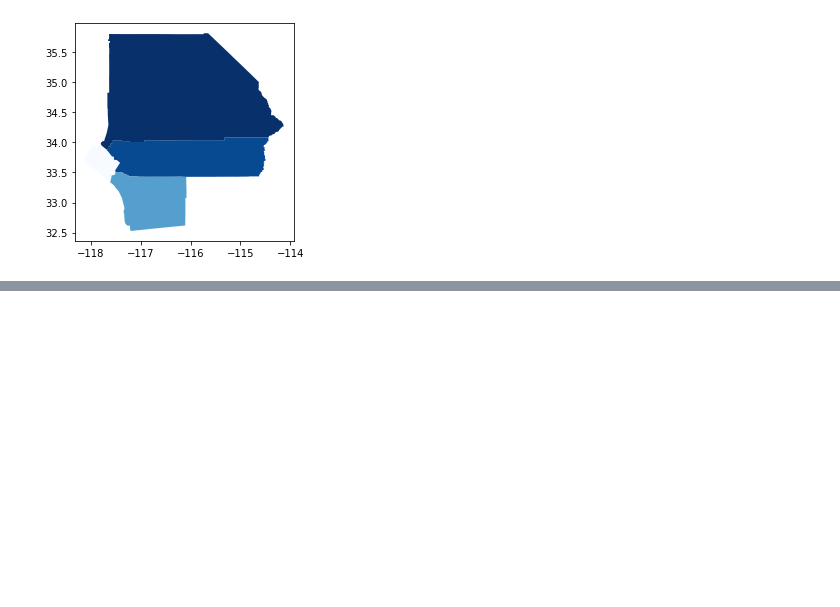
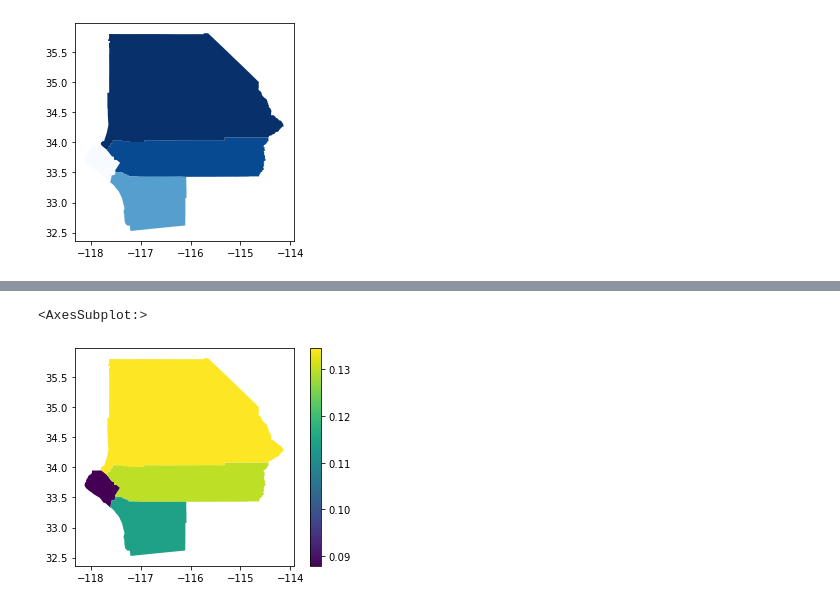
Before and after one commit to nnasr001/PBPL280S21Project1, a Jupyter notebook: attendance_data.ipynb, the cells around one changed output, grey strips where cells are left out. Saved outputs shown, nothing was run; the diff lists cells and outputs as text; code cells hidden in the pictures; blank space fills up the shorter version.

```diff
--- a/attendance_data.ipynb
+++ b/attendance_data.ipynb
@@ -373,0 +395,5 @@ counties.plot("absentrate",cmap="Blues")
+# %%
+counties.plot(column='absentrate', legend=True)
+# %% [output]
+<AxesSubplot:>
+[figure, added]
```
Also changed, not shown: parts of 15 cells of this notebook.
